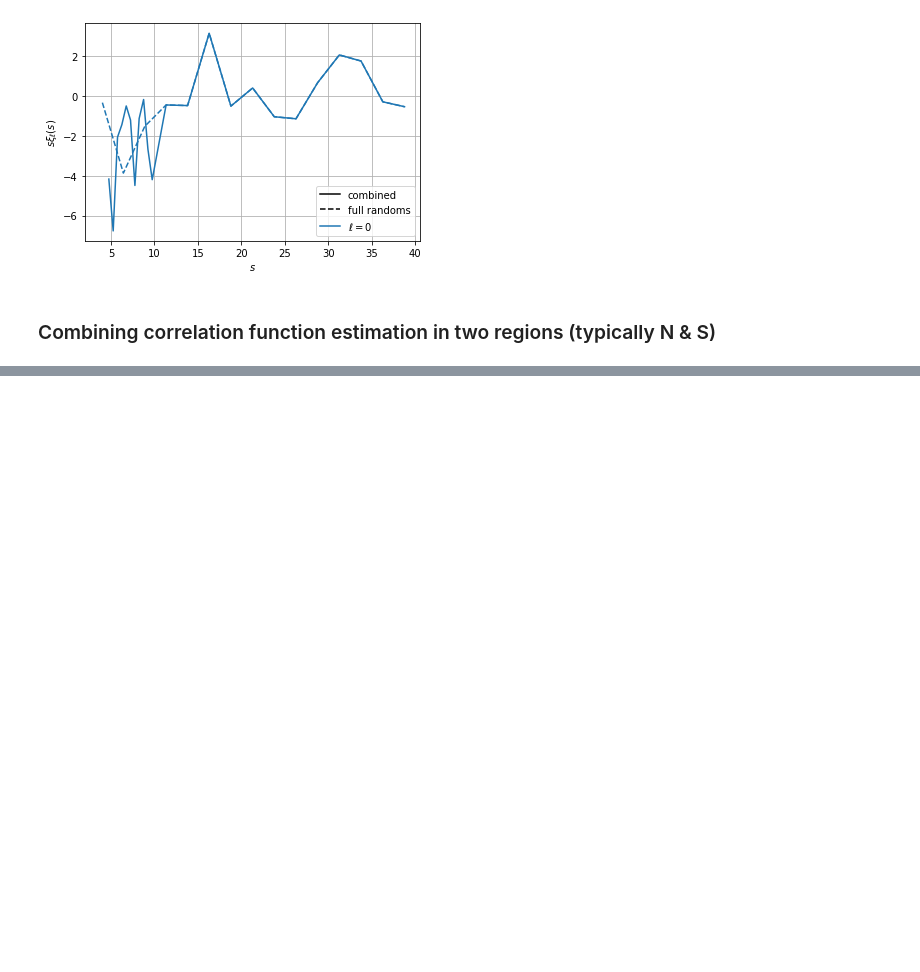
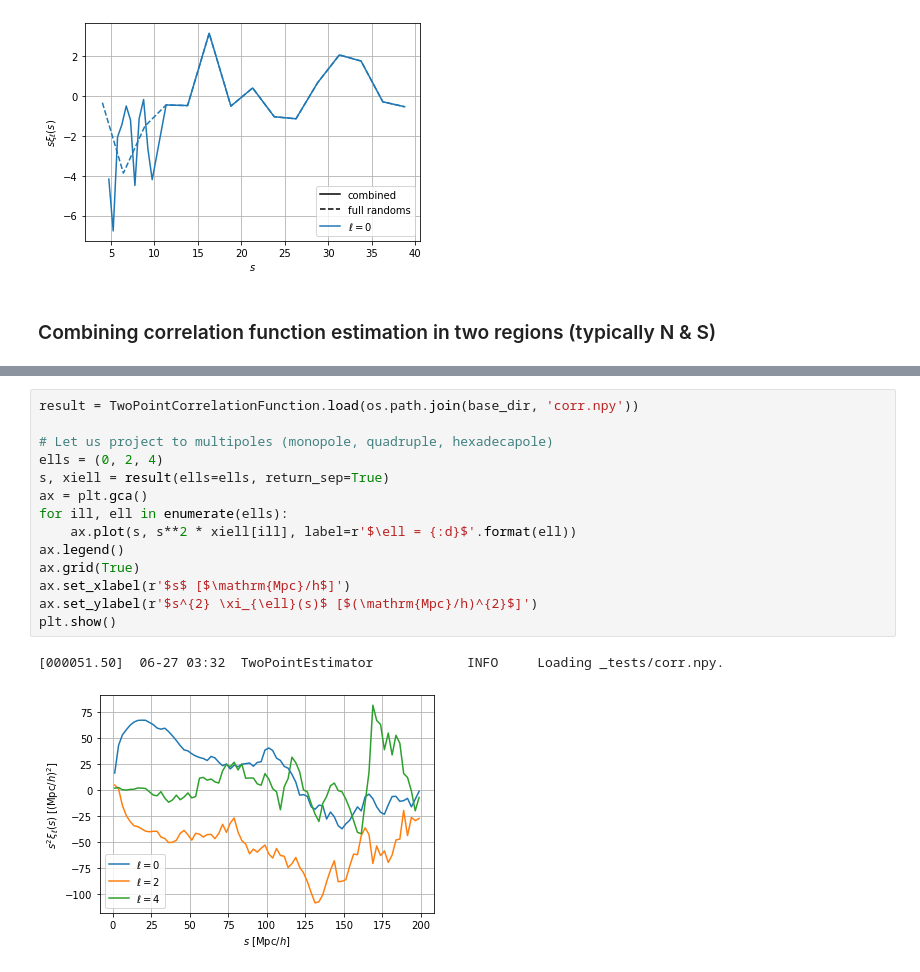
Before and after one commit to cosmodesi/pycorr, a Jupyter notebook: nb/basic_examples.ipynb, the cells around one changed output, grey strips where cells are left out. Drawn from its saved outputs; the diff is of its cells as text; blank space fills up the shorter version.

```diff
--- a/nb/basic_examples.ipynb
+++ b/nb/basic_examples.ipynb
@@ -739,0 +826,17 @@ plt.show()
+# %%
+result = TwoPointCorrelationFunction.load(os.path.join(base_dir, 'corr.npy'))
+
+# Let us project to multipoles (monopole, quadruple, hexadecapole)
+ells = (0, 2, 4)
+s, xiell = result(ells=ells, return_sep=True)
+ax = plt.gca()
+for ill, ell in enumerate(ells):
+    ax.plot(s, s**2 * xiell[ill], label=r'$\ell = {:d}$'.format(ell))
+ax.legend()
+ax.grid(True)
+ax.set_xlabel(r'$s$ [$\mathrm{Mpc}/h$]')
+ax.set_ylabel(r'$s^{2} \xi_{\ell}(s)$ [$(\mathrm{Mpc}/h)^{2}$]')
+plt.show()
+# %% [output]
+[000051.50]  06-27 03:32  TwoPointEstimator            INFO     Loading _tests/corr.npy.
+[figure, added]
```
Also changed, not shown: parts of 25 cells of this notebook, 3 other files.
